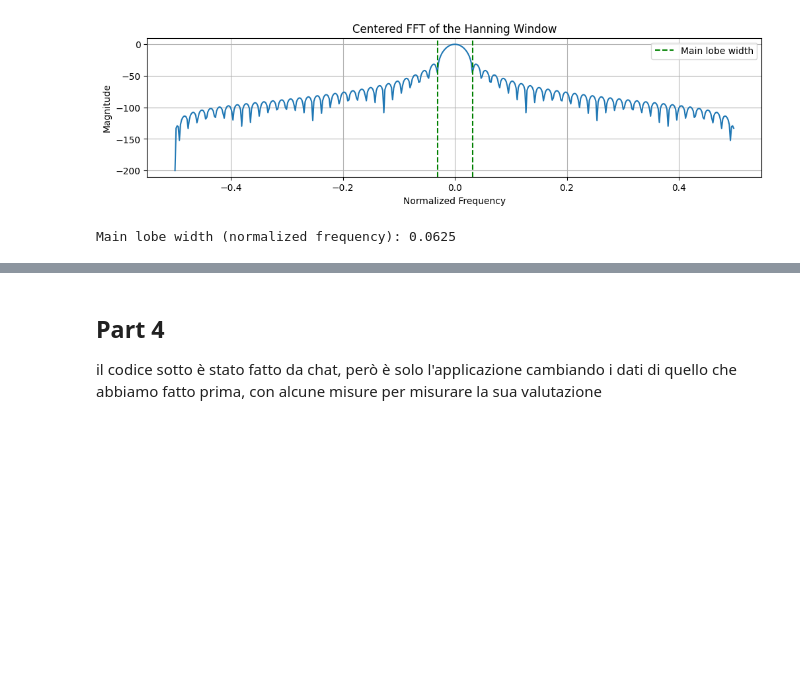
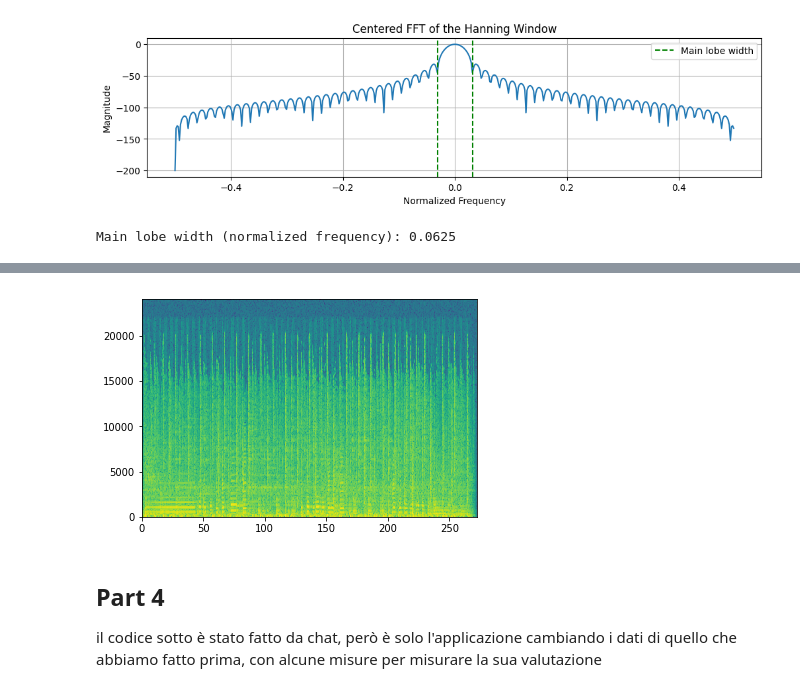
Before and after one commit to Brian0919/LAB_signal_processing, a Jupyter notebook: template-TP-conversion-STFT.ipynb, the cells around one changed output, grey strips where cells are left out. Saved outputs shown, nothing was run; the diff lists cells and outputs as text; code cells hidden in the pictures; blank space fills up the shorter version.

```diff
--- a/template-TP-conversion-STFT.ipynb
+++ b/template-TP-conversion-STFT.ipynb
@@ -164,6 +231,12 @@ for u in np.arange(0,Nt).reshape(-1): # boucle sur les trames
 def extents(f):
   delta = f[1] - f[0]
   return [f[0] - delta/2, f[-1] + delta/2]
+# %%
+if affich:
+    plt.imshow(20*np.log10(np.abs(Xtilde[np.arange(0,L),:])), aspect='auto',interpolation='none',
+               origin='lower', extent=[0, Nt * R / Fs + Nw / 2, 0, Fs/2])
+# %% [output]
+[figure, added]
 # %% [markdown]
 ## Part 4
 il codice sotto è stato fatto da chat, però è solo l'applicazione cambiando i dati di quello che abbiamo fatto prima, con alcune misure per misurare la sua valutazione
```
Also changed, not shown: parts of 9 cells of this notebook.
